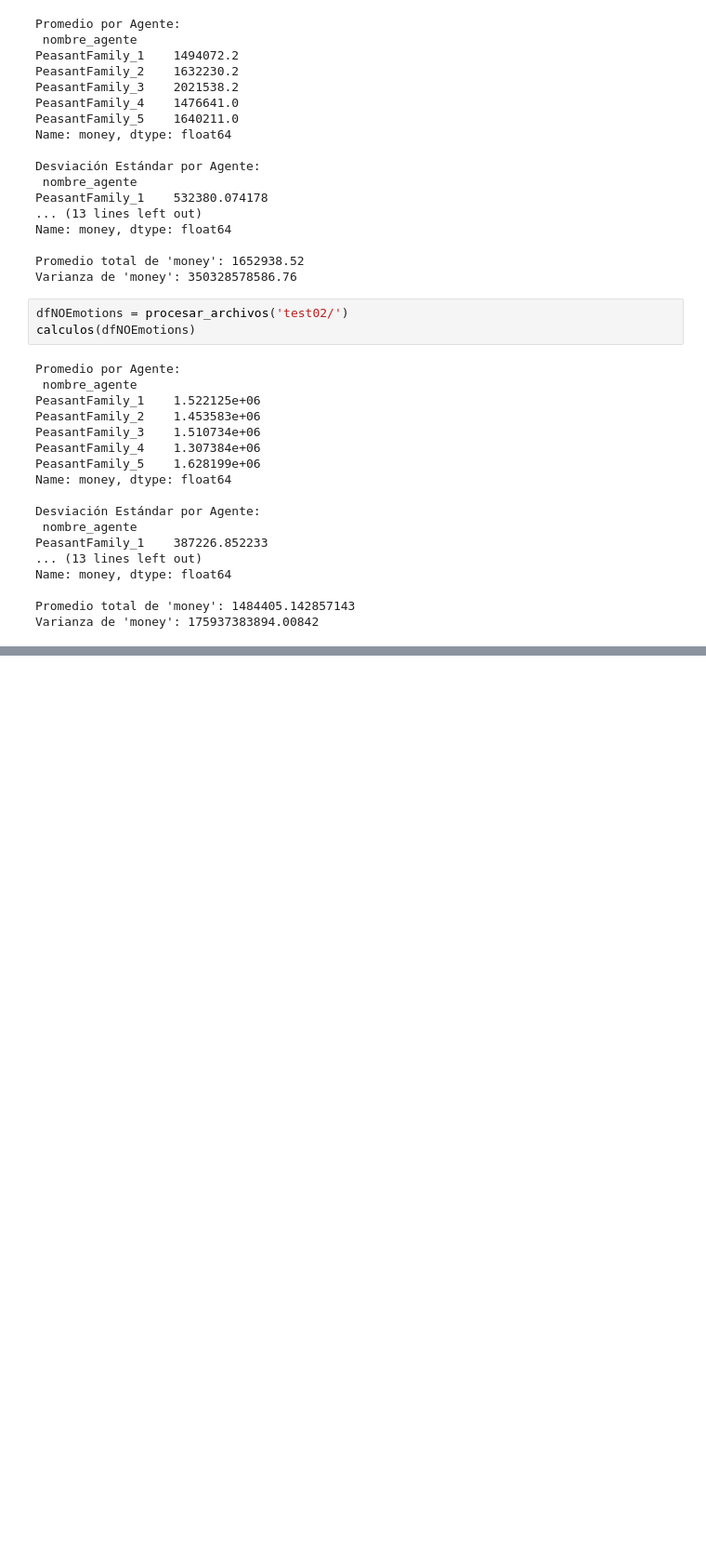
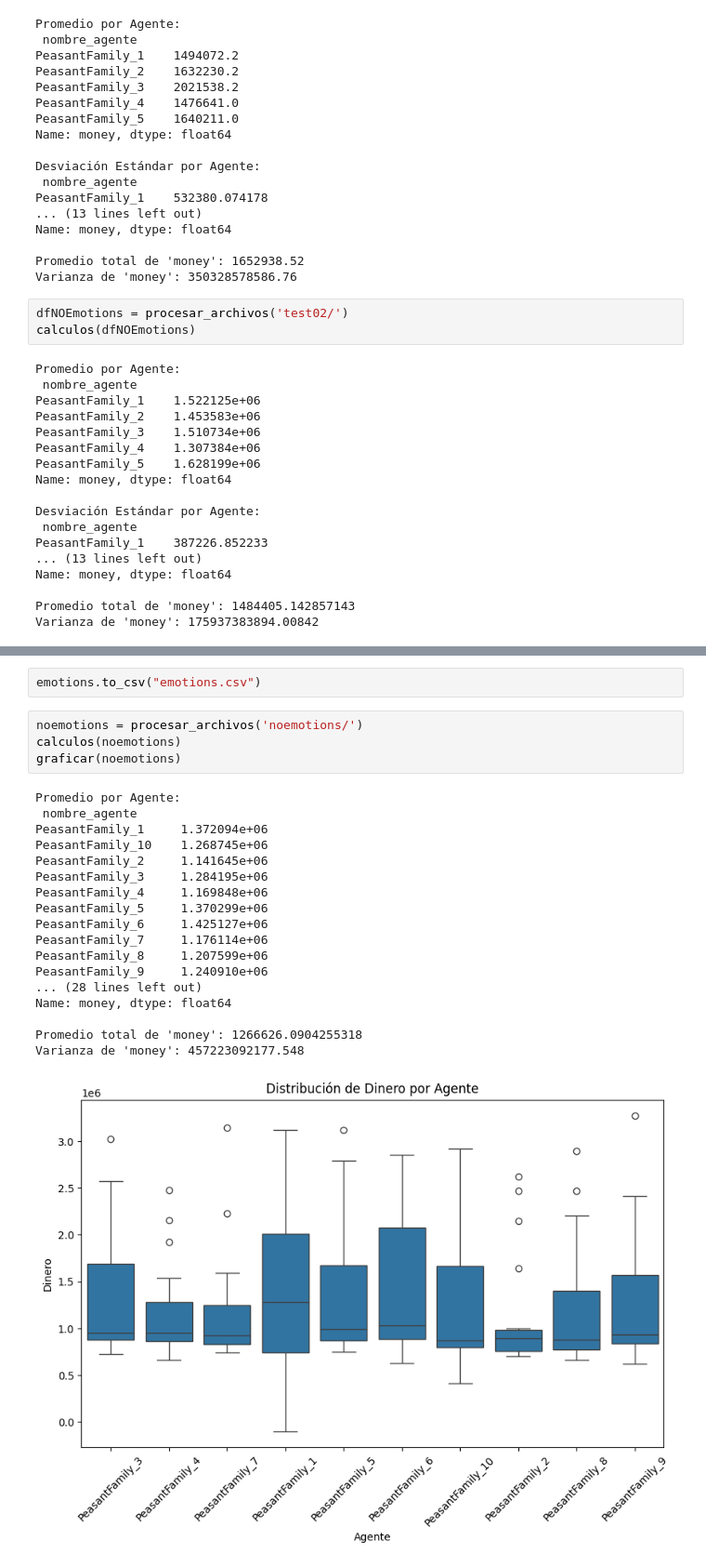
Before and after one commit to SIDRePUJ/wpsSimulator, a Jupyter notebook: src/main/resources/test01.ipynb, the cells around one changed output, grey strips where cells are left out. Shown: that part at 93% size. Cells and saved outputs as stored; diff of their text form; blank space fills up the shorter version.

```diff
--- a/src/main/resources/test01.ipynb
+++ b/src/main/resources/test01.ipynb
@@ -100,0 +211,25 @@ Varianza de 'money': 175937383894.00842
+# %%
+emotions.to_csv("emotions.csv")
+# %%
+noemotions = procesar_archivos('noemotions/')
+calculos(noemotions)
+graficar(noemotions)
+# %% [output]
+Promedio por Agente:
+ nombre_agente
+PeasantFamily_1     1.372094e+06
+PeasantFamily_10    1.268745e+06
+PeasantFamily_2     1.141645e+06
+PeasantFamily_3     1.284195e+06
+PeasantFamily_4     1.169848e+06
+PeasantFamily_5     1.370299e+06
+PeasantFamily_6     1.425127e+06
+PeasantFamily_7     1.176114e+06
+PeasantFamily_8     1.207599e+06
+PeasantFamily_9     1.240910e+06
+... (28 lines left out)
+Name: money, dtype: float64
+
+Promedio total de 'money': 1266626.0904255318
+Varianza de 'money': 457223092177.548
+[figure, added]
```
Also changed, not shown: parts of 7 cells of this notebook, 12 other files.
